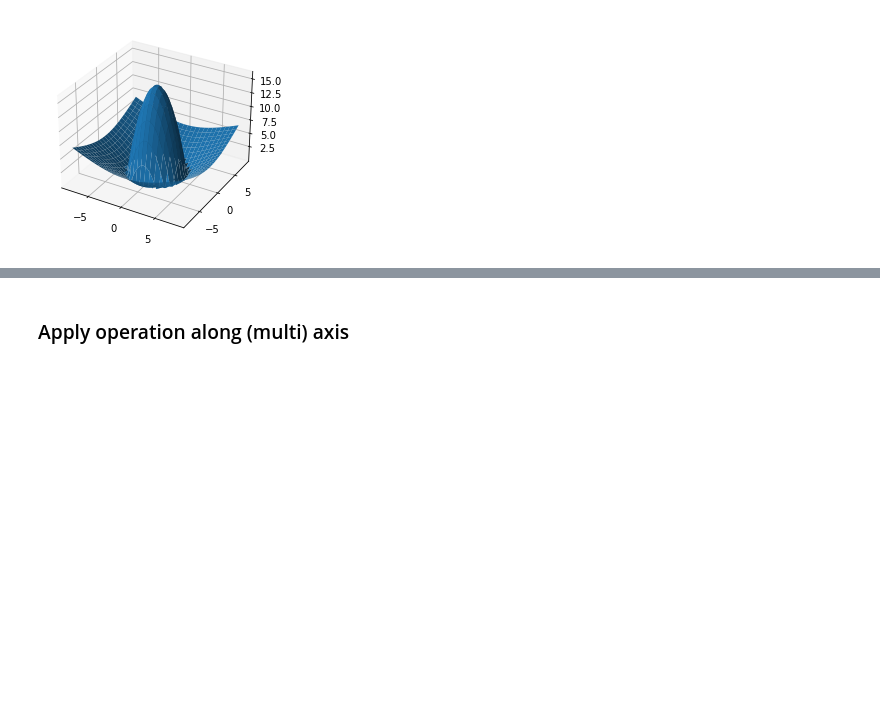
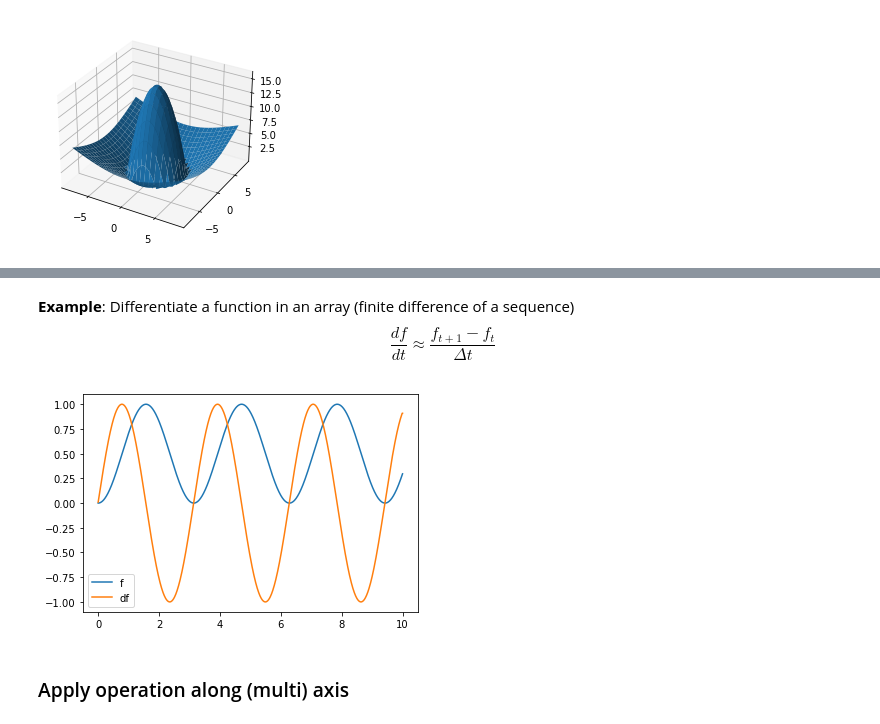
Before and after one commit to Animadversio/Neuro120_tutorials, a Jupyter notebook: Section 4 Homework 1 Help.ipynb, the cells around one changed output, grey strips where cells are left out. Saved outputs shown, nothing was run; the diff lists cells and outputs as text; code cells hidden in the pictures; blank space fills up the shorter version.

```diff
--- a/Section 4 Homework 1 Help.ipynb
+++ b/Section 4 Homework 1 Help.ipynb
@@ -133,3 +159,20 @@ ax.plot_surface(XX, YY, ZZ)
+# %% [markdown]
+**Example**: Differentiate a function in an array (finite difference of a sequence)
+$$\frac{df}{dt}\approx \frac{f_{t+1} -f_{t}}{\Delta t}$$
+# %%
+xvals = np.linspace(0,10,1000)
+fvals = np.sin(xvals) ** 2
+# %%
+dfvals = (fvals[1:] - fvals[:-1])/(xvals[1:]-xvals[:-1])
+dfvals = np.append(dfvals,dfvals[-1])
+# %%
+plt.figure()
+plt.plot(xvals,fvals, label='f')
+plt.plot(xvals,dfvals, label='df')
+plt.legend()
+plt.show()
+# %% [output]
+[figure, added]
 # %% [markdown]
 ### Apply operation along (multi) axis
 # %%
```
Also changed, not shown: parts of 5 cells of this notebook.
